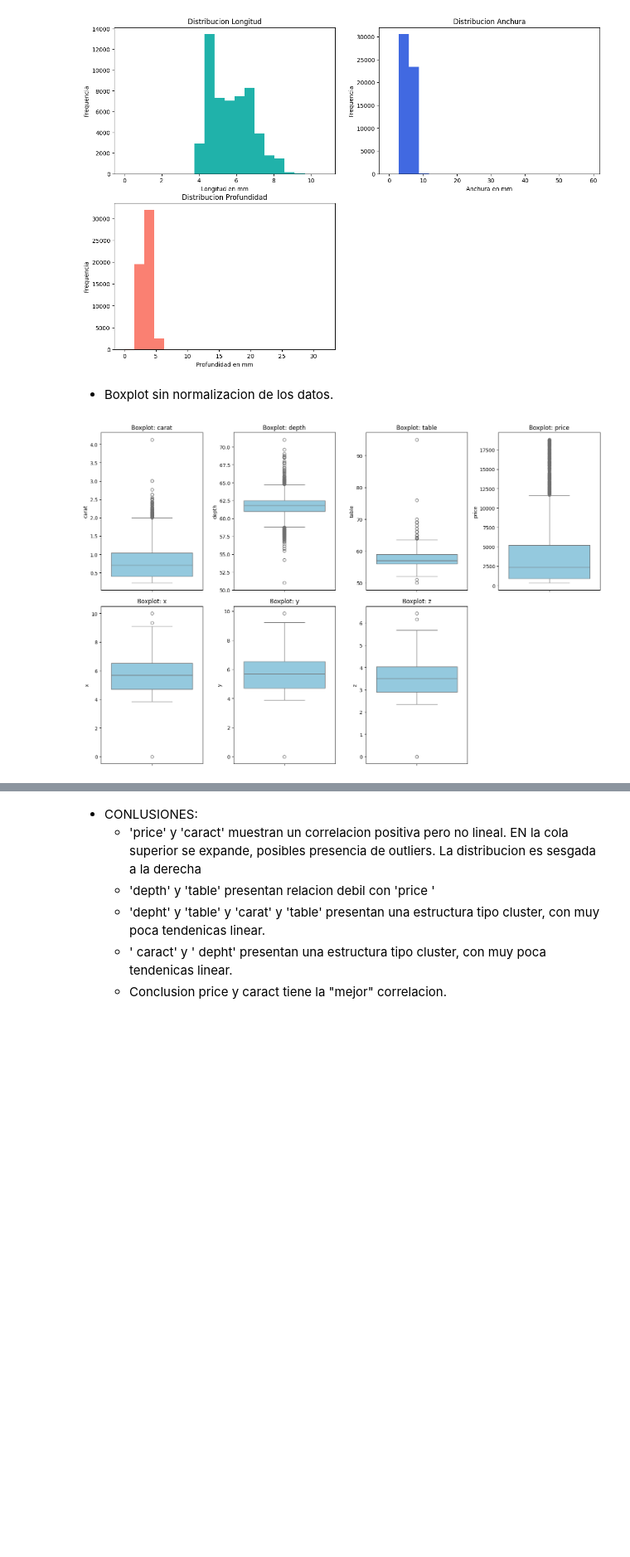
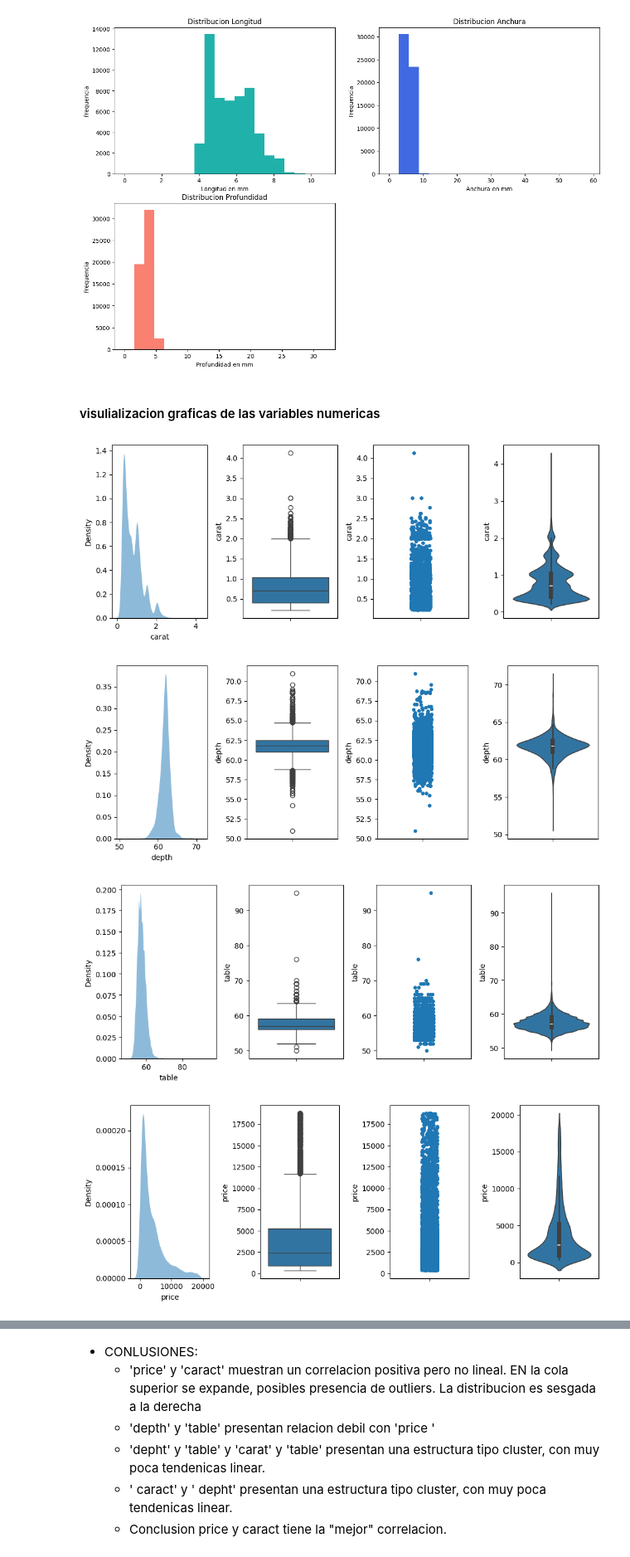
Before and after one commit to MarcoCasSir/LaboratorioDataScience, a Jupyter notebook: act4/diamonds_marco_casati.ipynb, the cells around one changed output, grey strips where cells are left out. Shown at 83% size. Saved outputs shown, nothing was run; the diff lists cells and outputs as text; code cells hidden in the pictures; blank space fills up the shorter version.

```diff
--- a/act4/diamonds_marco_casati.ipynb
+++ b/act4/diamonds_marco_casati.ipynb
@@ -442,17 +444,28 @@ plt.title('Distribucion Profundidad')
 # %% [output]
 Text(0.5, 1.0, 'Distribucion Profundidad')
 [figure]
-# %% [markdown]
-- Boxplot sin normalizacion de los datos.
-# %%
-plt.figure(figsize=(15, 10))
-
-for idx, col in enumerate(['carat', 'depth', 'table', 'price', 'x', 'y', 'z'], 1):
-    plt.subplot(2, 4, idx)
-    sns.boxplot(data=df_reduced, y=col, color='skyblue')
-    plt.title(f'Boxplot: {col}')
-
-plt.tight_layout()
-plt.show()
-# %% [output]
-[figure, removed]
+# %% [markdown]
+#### visulializacion graficas de las variables numericas
+# %%
+tipos_variables = pd.DataFrame(df_reduced.dtypes)
+
+sel_columnas = (tipos_variables[0]=='int64') | (tipos_variables[0]=='float64')
+var_num = df_reduced.columns[sel_columnas]
+
+for i in var_num:
+   fig, axs = plt.subplots(ncols=4, figsize=(10, 4))
+   sns.kdeplot(
+      data=df_reduced, x=i,
+      fill=True, common_norm=False, palette="crest",
+      alpha=.5, linewidth=0, ax=axs[0])
+   sns.boxplot(data=df_reduced,   y=i,   ax=axs[1])
+   sns.stripplot(data=df_reduced, y= i, ax=axs[2])
+   sns.violinplot(data=df_reduced, y=i, ax=axs[3])
+
+   fig.tight_layout()
+   plt.show()
+# %% [output]
+[figure, added]
+[figure, added]
+[figure, added]
+[figure, added]
```
Also changed, not shown: parts of 17 cells of this notebook.
